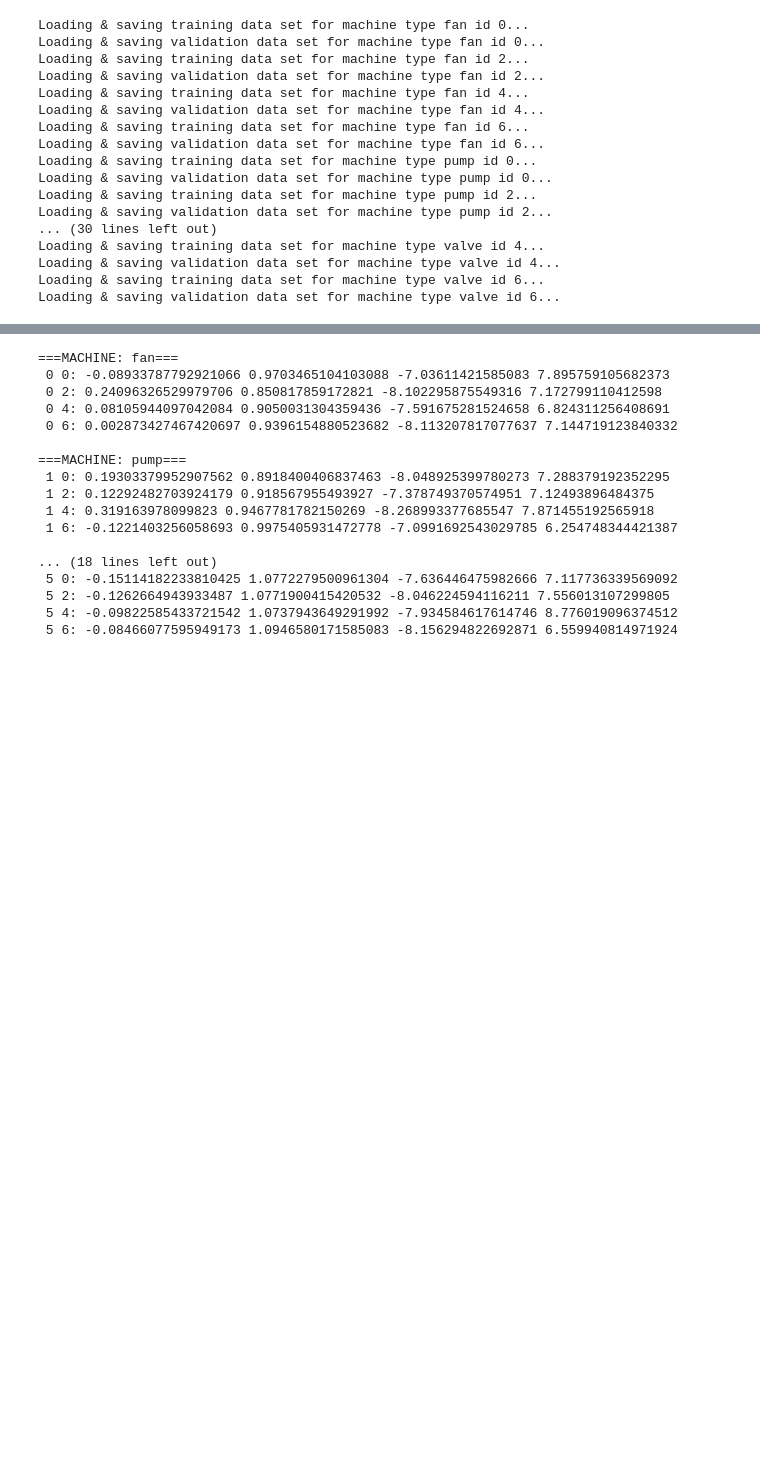
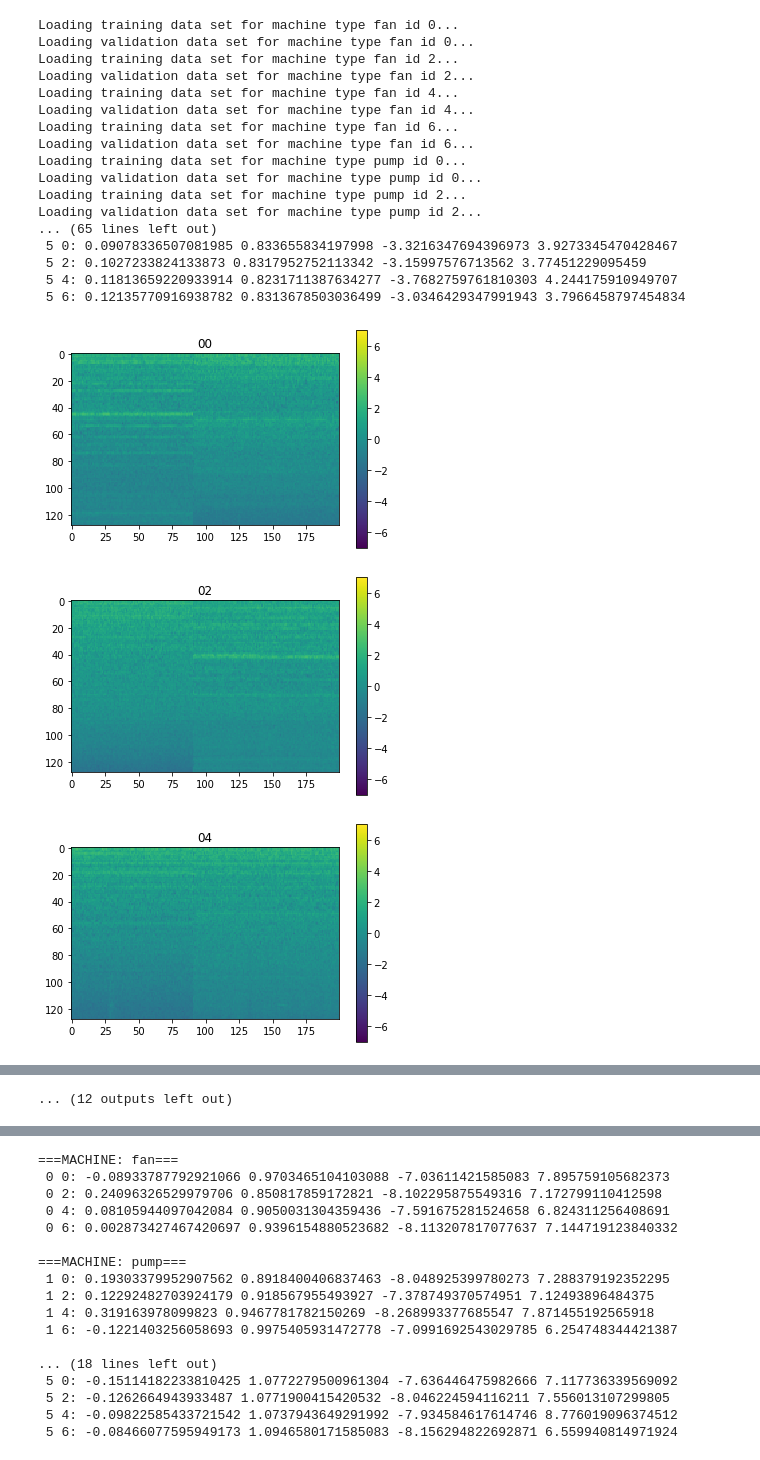
Before and after one commit to OptimusPrimus/dcase2020_task2, a Jupyter notebook: notebooks/data_normalization.ipynb, the cells around one changed output, grey strips where cells are left out. Saved outputs shown, nothing was run; the diff lists cells and outputs as text; code cells hidden in the pictures; blank space fills up the shorter version.

```diff
--- a/notebooks/data_normalization.ipynb
+++ b/notebooks/data_normalization.ipynb
@@ -3,23 +3,43 @@ import numpy as np
 from dcase2020_task2.data_sets.mcm_dataset import MCMDataSet, TRAINING_ID_MAP, INVERSE_CLASS_MAP
 import matplotlib.pyplot as plt
 import librosa
-# %%
-global_data_set = MCMDataSet(normalize=False)
-# %% [output]
-Loading & saving training data set for machine type fan id 0...
-Loading & saving validation data set for machine type fan id 0...
-Loading & saving training data set for machine type fan id 2...
-Loading & saving validation data set for machine type fan id 2...
-Loading & saving training data set for machine type fan id 4...
-Loading & saving validation data set for machine type fan id 4...
-Loading & saving training data set for machine type fan id 6...
-Loading & saving validation data set for machine type fan id 6...
-Loading & saving training data set for machine type pump id 0...
-Loading & saving validation data set for machine type pump id 0...
-Loading & saving training data set for machine type pump id 2...
-Loading & saving validation data set for machine type pump id 2...
-... (30 lines left out)
-Loading & saving training data set for machine type valve id 4...
-Loading & saving validation data set for machine type valve id 4...
-Loading & saving training data set for machine type valve id 6...
-Loading & saving validation data set for machine type valve id 6...
+# %%
+global_data_set = MCMDataSet(
+    normalize='all',
+    normalize_raw=True
+)
+
+for i in [0, 1, 2, 3, 4, 5]:
+    print("\n===MACHINE: {}===".format(INVERSE_CLASS_MAP[i]))
+    for j in TRAINING_ID_MAP[i]:
+        data = global_data_set.data_sets[i][j][0].data
+        print(" {} {}: {} {} {} {}".format(i, j, data.mean(), data.std(), data.min(), data.max()))
+
+
+        sample = data[:, 2100:2300]
+
+        plt.title("{}{}".format(i, j))
+        plt.imshow(sample, vmin=-7, vmax=7)
+        plt.colorbar()
+        plt.show()
+# %% [output]
+Loading training data set for machine type fan id 0...
+Loading validation data set for machine type fan id 0...
+Loading training data set for machine type fan id 2...
+Loading validation data set for machine type fan id 2...
+Loading training data set for machine type fan id 4...
+Loading validation data set for machine type fan id 4...
+Loading training data set for machine type fan id 6...
+Loading validation data set for machine type fan id 6...
+Loading training data set for machine type pump id 0...
+Loading validation data set for machine type pump id 0...
+Loading training data set for machine type pump id 2...
+Loading validation data set for machine type pump id 2...
+... (65 lines left out)
+ 5 0: 0.09078336507081985 0.833655834197998 -3.3216347694396973 3.9273345470428467
+ 5 2: 0.1027233824133873 0.8317952752113342 -3.15997576713562 3.77451229095459
+ 5 4: 0.11813659220933914 0.8231711387634277 -3.7682759761810303 4.244175910949707
+ 5 6: 0.12135770916938782 0.8313678503036499 -3.0346429347991943 3.7966458797454834
+[figure, added]
+[figure, added]
+[figure, added]
@@ -26,3 +54,4 @@ Loading & saving validation data set for machine type valve id 6...
+... (12 outputs left out)
 # %%
 for i in [0, 1, 2, 3, 4, 5]:
     print("\n===MACHINE: {}===".format(INVERSE_CLASS_MAP[i]))
```
Also changed, not shown: parts of 2 cells of this notebook, 12 other files.
